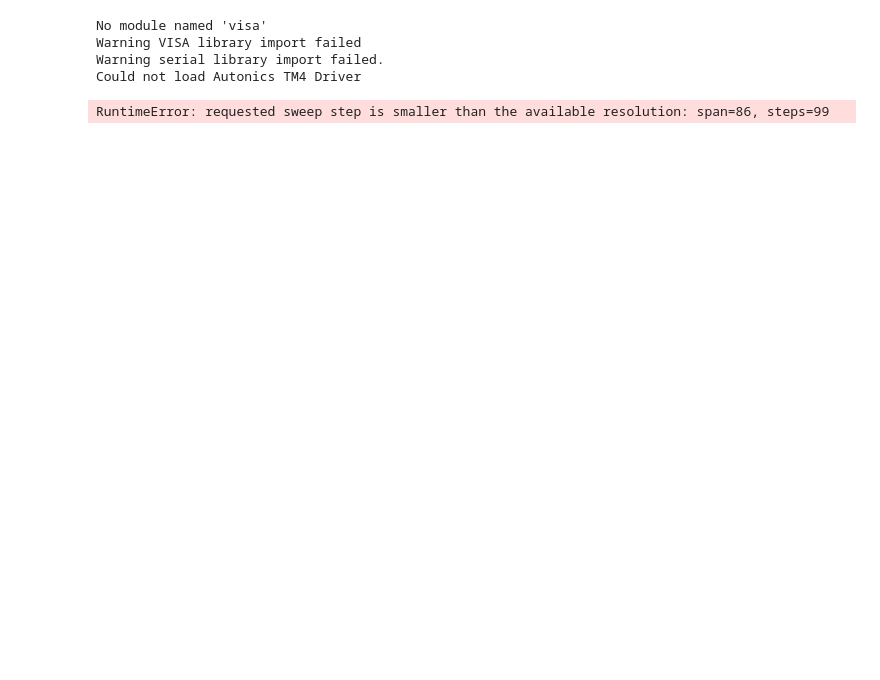
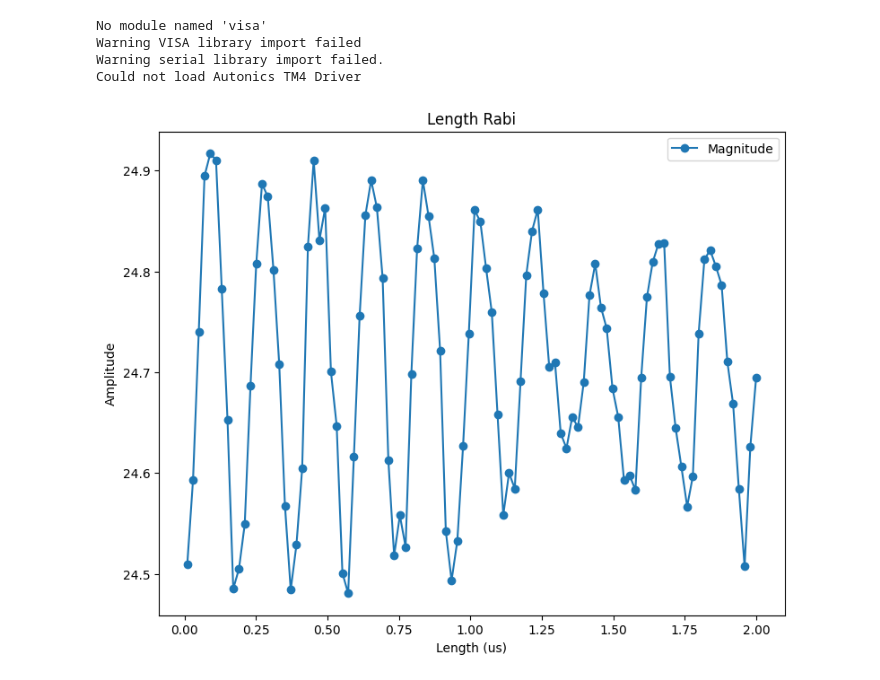
Before and after one commit to SchusterLab/ChaToT, a Jupyter notebook: Experiments/rabi_length.ipynb, the cells around one changed output. Drawn from its saved outputs; the diff is of its cells as text; code cells hidden in the pictures; blank space fills up the shorter version.

```diff
--- a/Experiments/rabi_length.ipynb
+++ b/Experiments/rabi_length.ipynb
@@ -12,35 +12,35 @@ Could not load Autonics TM4 Driver
 # %%
 date = str(datetime.datetime.now().strftime('%Y_%m_%d'))
 time = str(datetime.datetime.now().strftime('%H;%M;%S'))
 
 datapath = f'G:\\My Drive\\chatot\\data\\rabi_length\\{date}\\{time}\\' # replace this with your data location
 
 config_file = f"..\\..\\..\\..\\cfg\\llosta.json" # replace this with your config
 
 meas = rabi_length(path=datapath, config_file=config_file)
 
 min_length = 0.01
-max_length = 0.25
+max_length = 2
 
 meas.cfg.expt = {
     "n_avg": 1000,
-    "res_freq": 5985.25,
-    "res_gain": 0.05,
+    "res_freq": 5986,
+    "res_gain": 0.1,
     "res_pulse_len": 5,
     "res_phase": 0,
     "qubit_pulse_len": QickSweep1D('length_loop', min_length, max_length),
     "qubit_gain": 0.1,
-    "qubit_freq": 4303.8,
+    "qubit_freq": 4303.7,
     "qubit_phase": 0,
     "trig_offset": 0.5,
     "relaxation_time": 50,
     "steps": 100,
     "min_length": min_length,
     "max_length": max_length,
 }
 
 meas.acquire()
-meas.display(save=True)
-meas.savedata()
+meas.display(save=False)
+#meas.savedata()
 # %% [output]
-RuntimeError: requested sweep step is smaller than the available resolution: span=86, steps=99
+[figure, added]
```
Also changed, not shown: 8 other files.
